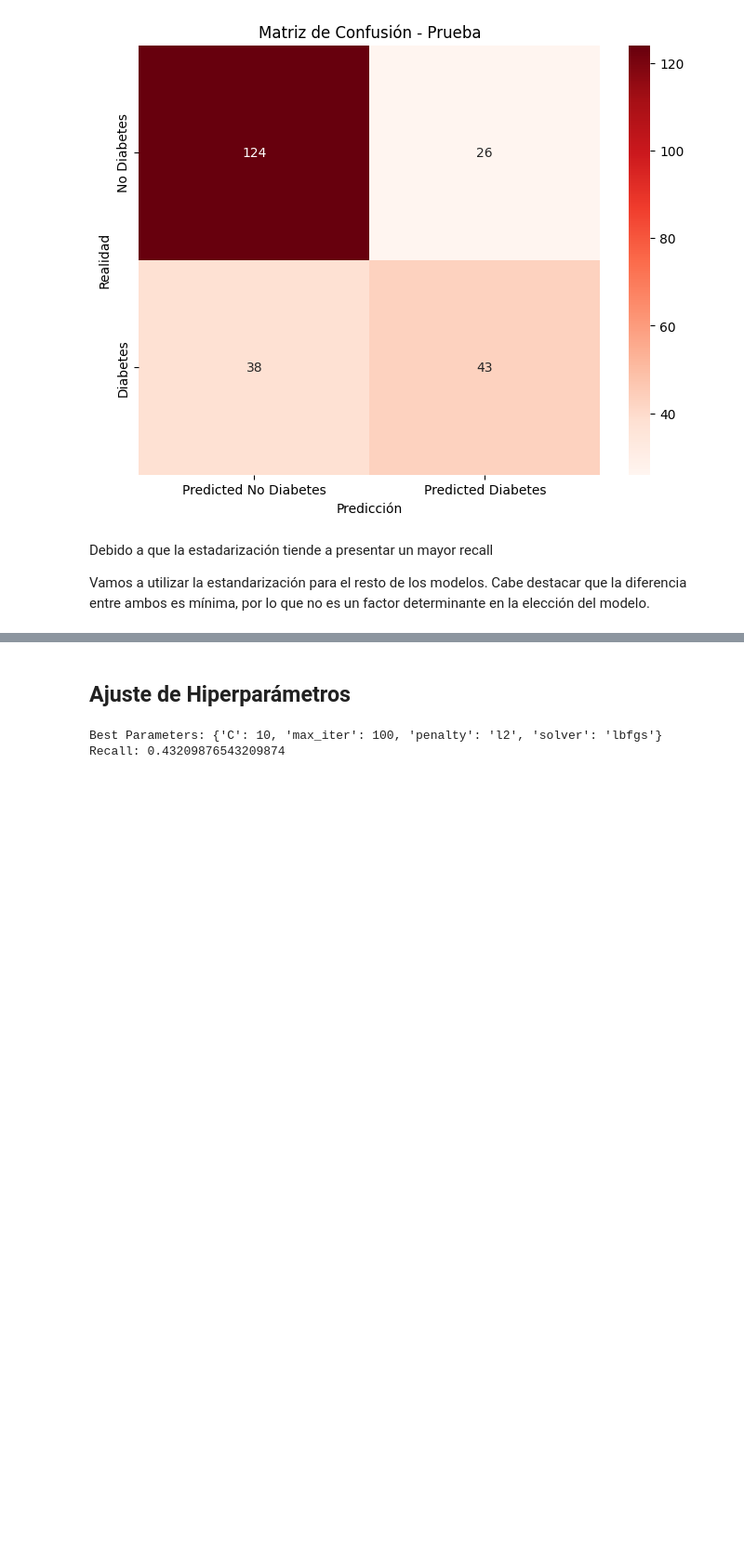
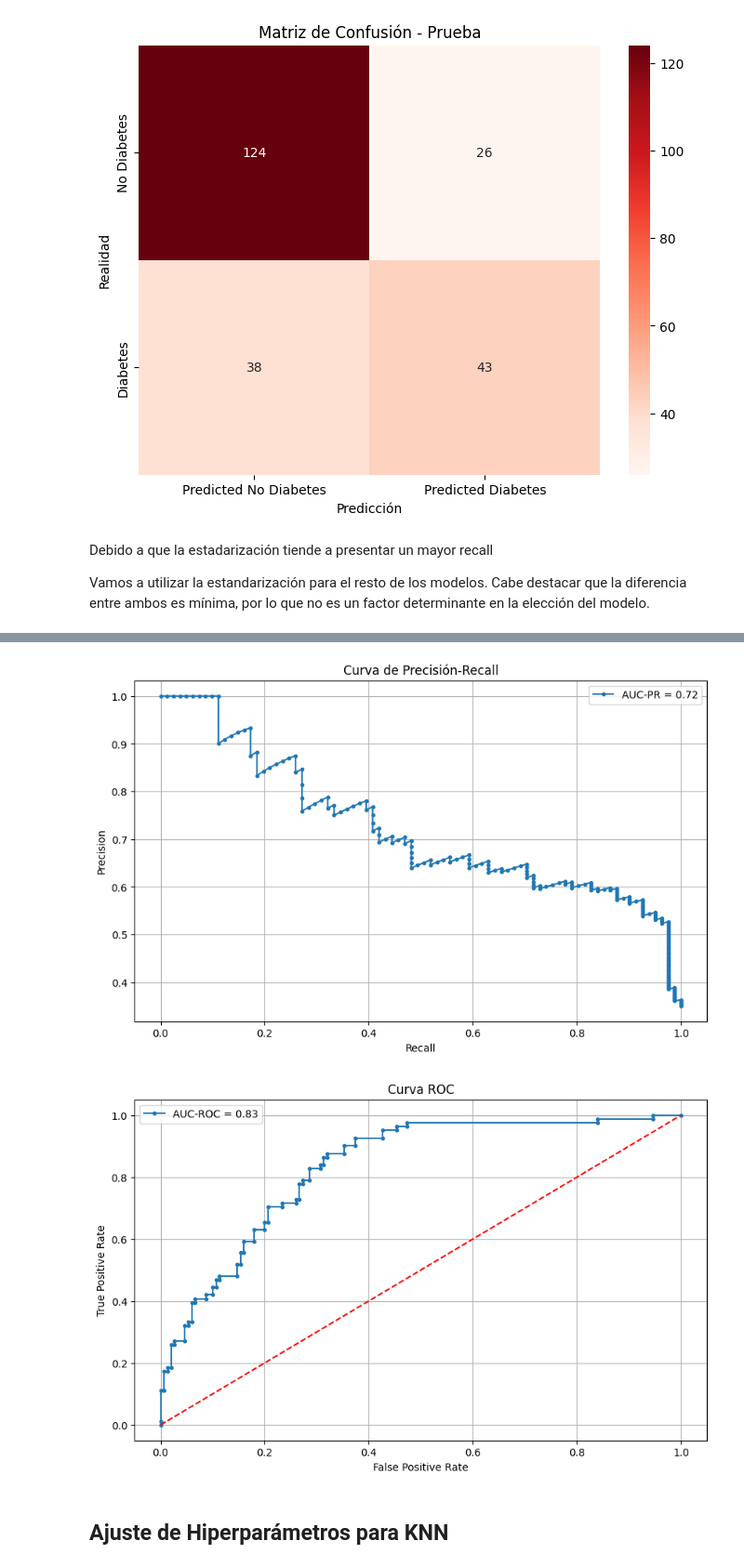
Before and after one commit to XoulEater/Proyecto_1_IA, a Jupyter notebook: diabetes.ipynb, the cells around one changed output, grey strips where cells are left out. Shown at 93% size. Drawn from its saved outputs; the diff is of its cells as text; code cells hidden in the pictures; blank space fills up the shorter version.

```diff
--- a/main.ipynb
+++ b/diabetes.ipynb
@@ -277,32 +402,44 @@ Vamos a utilizar la estandarización para el resto de los modelos. Cabe destacar
+# %%
+import matplotlib.pyplot as plt
+from sklearn.linear_model import LogisticRegression
+from sklearn.metrics import precision_recall_curve, average_precision_score, roc_auc_score
+from sklearn.model_selection import train_test_split
+
+# 1. Entrenar modelo
+model = LogisticRegression()
+model.fit(X_train_s, y_train_s)
+
+# 2. Predecir probabilidades
+y_prob = model.predict_proba(X_test_s)[:, 1]
+# 3. Calcular precisión y recall
+precision, recall, thresholds = precision_recall_curve(y_test_s, y_prob)
+# 4. Calcular AUC-PR
+average_precision = average_precision_score(y_test_s, y_prob)
+# 5. Calcular AUC-ROC
+roc_auc = roc_auc_score(y_test_s, y_prob)
+# 6. Visualizar la curva de precisión-recall
+plt.figure(figsize=(10, 6))
+plt.plot(recall, precision, marker='.', label='AUC-PR = {:.2f}'.format(average_precision))
+plt.xlabel('Recall')
+plt.ylabel('Precision')
+plt.title('Curva de Precisión-Recall')
+plt.legend()
+plt.grid()
+plt.show()
+# 7. Visualizar la curva ROC
+from sklearn.metrics import roc_curve
+fpr, tpr, thresholds = roc_curve(y_test_s, y_prob)
+plt.figure(figsize=(10, 6))
+plt.plot(fpr, tpr, marker='.', label='AUC-ROC = {:.2f}'.format(roc_auc))
+plt.plot([0, 1], [0, 1], linestyle='--', color='red')
+plt.xlabel('False Positive Rate')
+plt.ylabel('True Positive Rate')
+plt.title('Curva ROC')
+plt.legend()
+plt.grid()
+plt.show()
+# %% [output]
+[figure, added]
+[figure, added]
 # %% [markdown]
-## Ajuste de Hiperparámetros
+## Ajuste de Hiperparámetros para KNN
-# %%
-from sklearn.model_selection import GridSearchCV
-
-# Definición del modelo base
-log_reg = LogisticRegression()
-
-# Definición del grid de hiperparámetros
-param_grid = {
-    'penalty': ['l2'],
-    'C': [0.01, 0.1, 1, 10],
-    'solver': ['lbfgs', 'saga'],
-    'max_iter': [100, 200, 500]
-}
-
-# Configuración de GridSearchCV
-grid_search = GridSearchCV(estimator=log_reg, param_grid=param_grid, cv=5, scoring='recall')
-
-# Entrenamiento
-grid_search.fit(X_train_n, y_train_n)
-
-# Mejor combinación de hiperparámetros
-# print("Best Parameters:", grid_search.best_params_)
-
-# Evaluación con el mejor modelo
-best_model = grid_search.best_estimator_
-y_pred = best_model.predict(X_test_s)
-print("Recall:", recall_score(y_test_s, y_pred))
-# %% [output]
-Best Parameters: {'C': 10, 'max_iter': 100, 'penalty': 'l2', 'solver': 'lbfgs'}
-Recall: 0.43209876543209874
```
Also changed, not shown: parts of 5 cells of this notebook, 2 other files.
